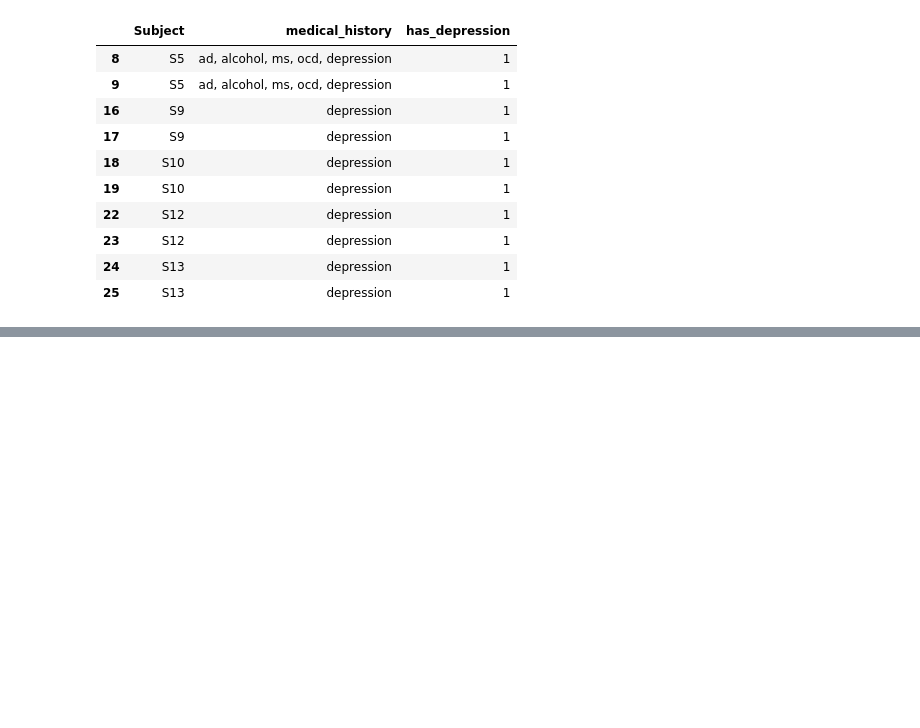
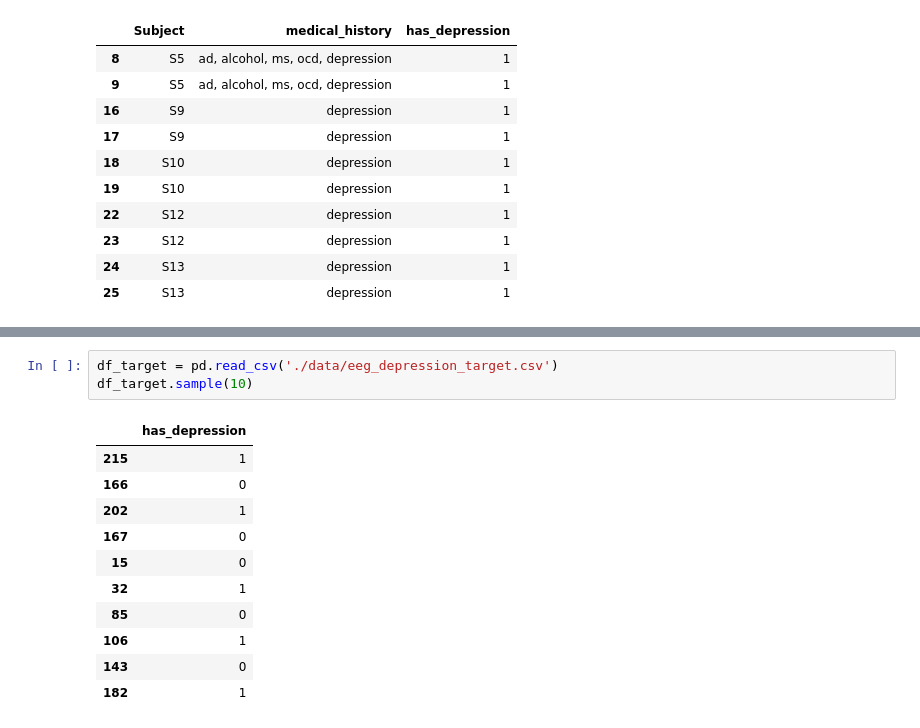
Before and after one commit to superkostya/eeg_depression, a Jupyter notebook: eeg_eda_build_dataset.ipynb, the cells around one changed output, grey strips where cells are left out. Saved outputs shown, nothing was run; the diff lists cells and outputs as text; blank space fills up the shorter version.

```diff
--- a/eeg_eda_build_dataset.ipynb
+++ b/eeg_eda_build_dataset.ipynb
@@ -208,0 +324,15 @@ df[df['depression_diagnosis_consistent'] == 0]
+# %%
+df_target = pd.read_csv('./data/eeg_depression_target.csv')
+df_target.sample(10)
+# %% [output]
+|  | has_depression |
+| 215 | 1 |
+| 166 | 0 |
+| 202 | 1 |
+| 167 | 0 |
+| 15 | 0 |
+| 32 | 1 |
+| 85 | 0 |
+| 106 | 1 |
+| 143 | 0 |
+| 182 | 1 |
```
Also changed, not shown: parts of 28 cells of this notebook, 3 other files.
